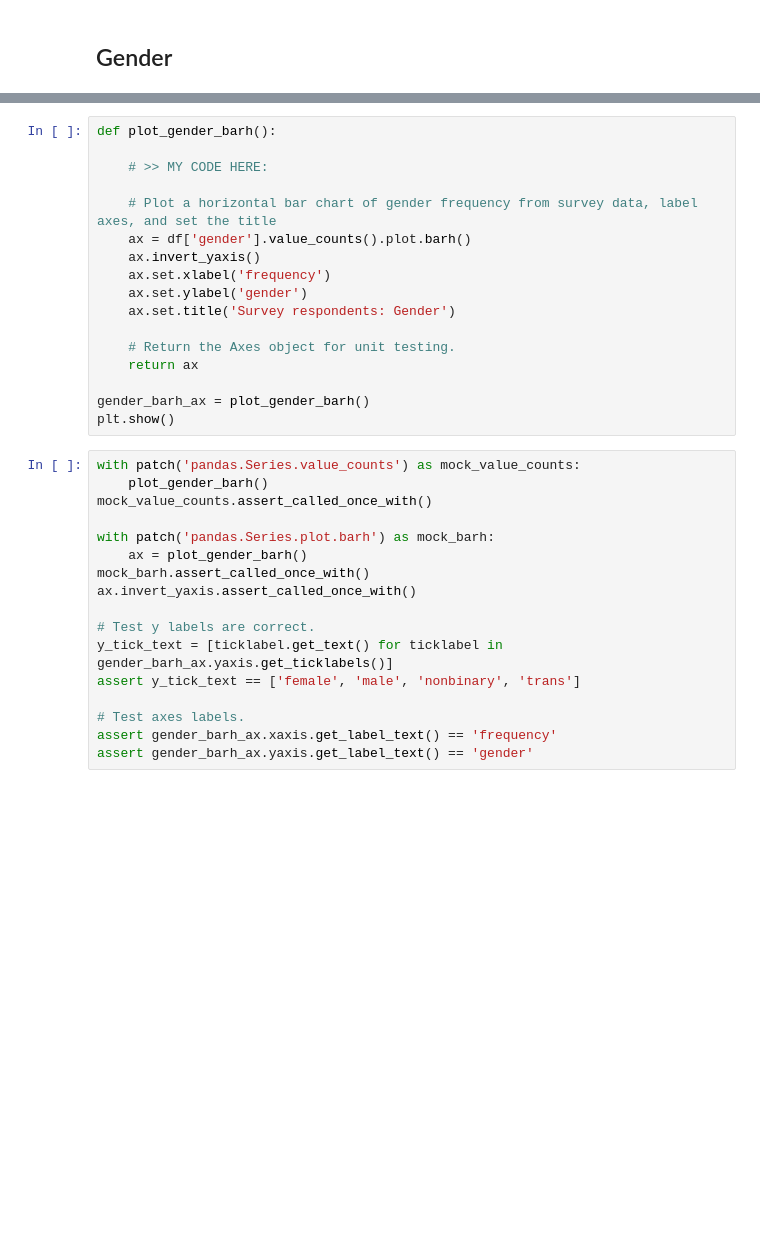
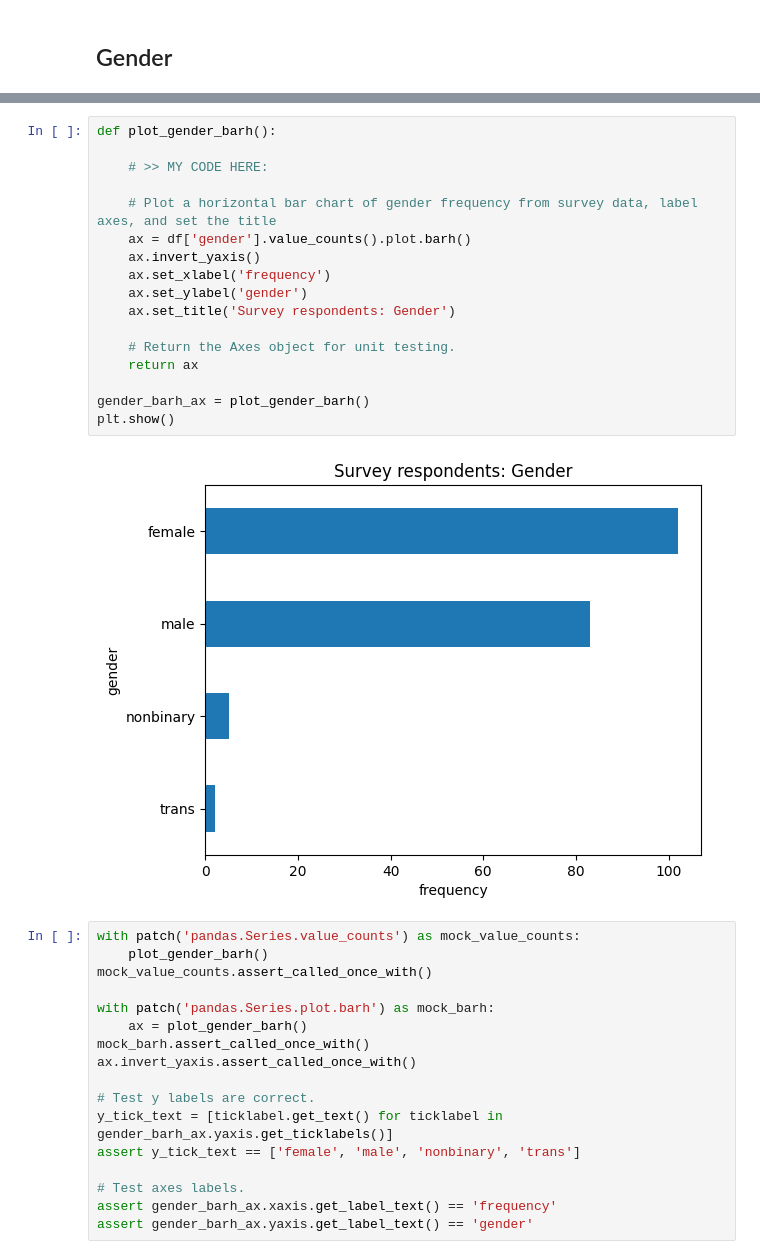
Before and after one commit to carlos-alves-one/Univariate-Descriptive-Statistics, a Jupyter notebook: Descriptive_statistics_1.ipynb, the cells around one changed output, grey strips where cells are left out. Cells and saved outputs as stored; diff of their text form; blank space fills up the shorter version.

```diff
--- a/Descriptive_statistics_1.ipynb
+++ b/Descriptive_statistics_1.ipynb
@@ -211,20 +211,22 @@ We ususally wouldn't define a function to produce a simple plot like this, but w
 # %%
 def plot_gender_barh():
 
     # >> MY CODE HERE:
 
     # Plot a horizontal bar chart of gender frequency from survey data, label axes, and set the title
     ax = df['gender'].value_counts().plot.barh()
     ax.invert_yaxis()
-    ax.set.xlabel('frequency')
-    ax.set.ylabel('gender')
-    ax.set.title('Survey respondents: Gender')
+    ax.set_xlabel('frequency')
+    ax.set_ylabel('gender')
+    ax.set_title('Survey respondents: Gender')
 
     # Return the Axes object for unit testing.
     return ax
 
 gender_barh_ax = plot_gender_barh()
 plt.show()
+# %% [output]
+[figure, added]
 # %%
 with patch('pandas.Series.value_counts') as mock_value_counts:
     plot_gender_barh()
```
Also changed, not shown: parts of 2 cells of this notebook.
